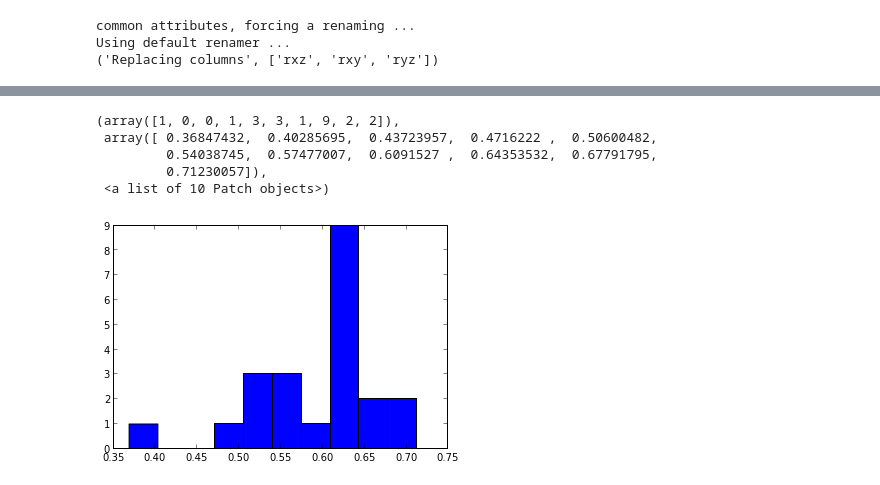
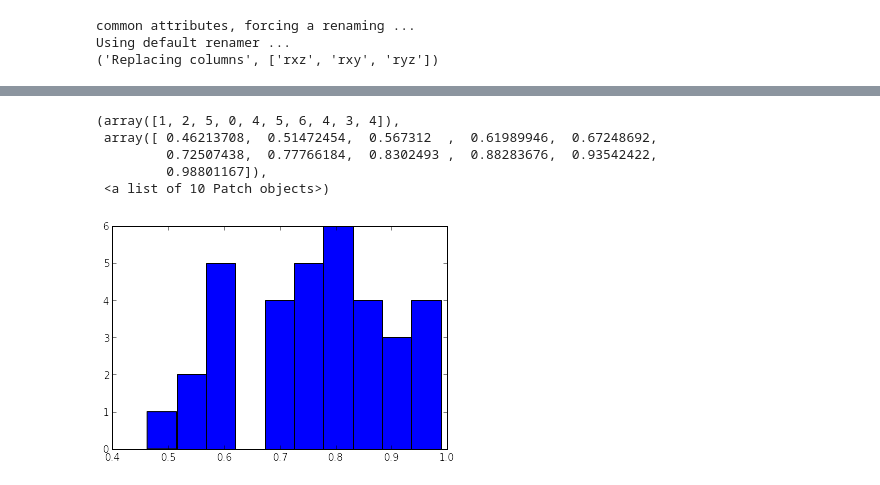
Before and after one commit to dicarlolab/BehavioralBenchmark, a Jupyter notebook: notebooks/consistency_analysis.ipynb, the cells around one changed output, grey strips where cells are left out. Saved outputs shown, nothing was run; the diff lists cells and outputs as text; code cells hidden in the pictures.

Commit message:
Added noise to analysis, now including all subjects

```diff
--- a/notebooks/consistency_analysis.ipynb
+++ b/notebooks/consistency_analysis.ipynb
@@ -12,6 +13,6 @@ Using default renamer ...
 import dldata.human_data.confusion_matrices as CM
 import tabular as tb
 coll = pm.MongoClient(port=22334)['mturk']['hvm_dense_smp_v6_2rpw']
-CM.update_collection_stimduration(coll)
+#CM.update_collection_stimduration(coll) only need to do it once
 # %%
 raw_data = CM.get_data('hvm_dense_smp_v6_2rpw', field='category')
@@ -37,7 +42,9 @@ data = data[data['var'] == 'V6']
 #Reformat to matrix
 M = [] #images, reps, worker
 canonical_order = np.unique(data['filename'])
-for worker in np.unique(data['WorkerId']):
+workers = np.unique(data['WorkerId'])
+n_workers = len(workers)
+for worker in workers:
     worker_data = data[data['WorkerId']==worker]
     rep0 = worker_data[worker_data['rep']==0]
     rep1 = worker_data[worker_data['rep']==1]
@@ -51,4 +58,5 @@ for worker in np.unique(data['WorkerId']):
     M.append(X)
     assert set(np.unique(worker_data['filename'])) == set(canonical_order)
 M = np.concatenate(M,2)
-assert M.shape == (128, 2, 11)
+assert M.shape == (128, 2, n_workers)
+print n_workers
@@ -83,11 +93,26 @@ xlabel('Image index (sorted by accuracy)')
-# %%
-def metric(x,y):
-    return ss.spearmanr(x,y)[0]
-
-individual_to_pool= []
-for rep in range(M.shape[1]):
-    for worker in range(M.shape[2]):
-        trials = M[:, rep, worker]
-        individual_to_pool.append(metric(trials, pool))
+# %%
+def metric(x,y):
+    return ss.spearmanr(x,y)[0]
+
+individual_to_pool= []
+noise_level = []
+
+for worker in range(M.shape[2]):
+    rep0_pool = np.delete(np.squeeze(np.copy(M[:,0,:])), worker, 1).sum(1)
+    rep1_pool = np.delete(np.squeeze(np.copy(M[:,1,:])), worker, 1).sum(1)
+    rep0_trials = M[:, 0, worker]
+    rep1_trials = M[:, 1, worker]
+
+    consistencies = [metric(rep0_trials, rep0_pool), metric(rep1_trials, rep1_pool)]
+    noise_level.append(sqrt(ss.spearmanr(rep0_pool, rep1_pool)[0]*ss.spearmanr(rep0_trials, rep1_trials)[0]))
+
+    assert rep0_pool.shape == (128,)
+
+    individual_to_pool.extend(consistencies)
+
+normalized = []
+for split1, split2, noise in zip(individual_to_pool[::2], individual_to_pool[1::2], noise_level):
+    normalized.append(split1/noise)
+    normalized.append(split2/noise)
 # %%
 hist(individual_to_pool)
@@ -224,9 +335,9 @@ bar(range(2), [mean_metric_value, model_metric_value], yerr=[error, 0])
 # %%
-hist(individual_to_pool)
+hist(normalized)
 # %% [output]
-(array([1, 0, 0, 1, 3, 3, 1, 9, 2, 2]),
- array([ 0.36847432,  0.40285695,  0.43723957,  0.4716222 ,  0.50600482,
-         0.54038745,  0.57477007,  0.6091527 ,  0.64353532,  0.67791795,
-         0.71230057]),
+(array([1, 2, 5, 0, 4, 5, 6, 4, 3, 4]),
+ array([ 0.46213708,  0.51472454,  0.567312  ,  0.61989946,  0.67248692,
+         0.72507438,  0.77766184,  0.8302493 ,  0.88283676,  0.93542422,
+         0.98801167]),
  <a list of 10 Patch objects>)
-[figure, old version]
+[figure, new version]
```
Also changed, not shown: parts of 16 cells of this notebook, 1 other file.
